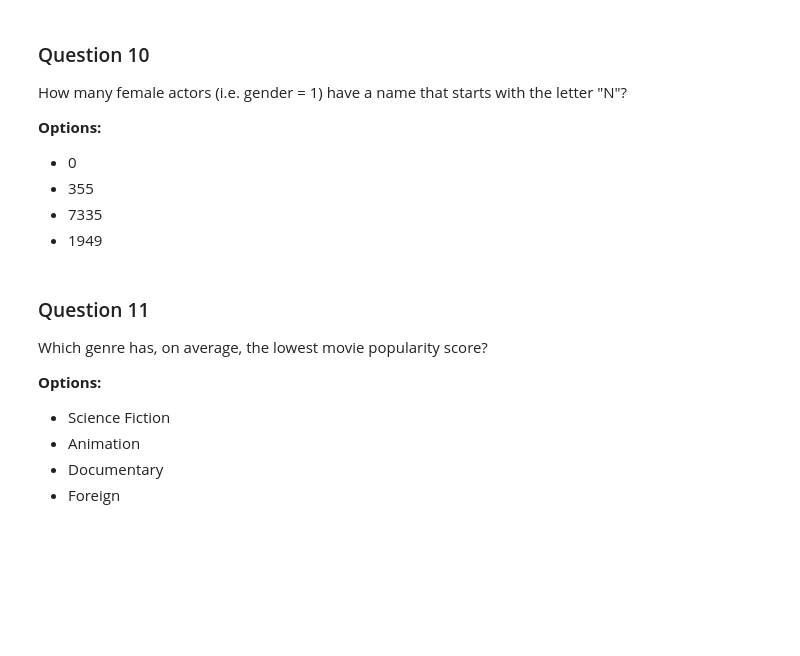
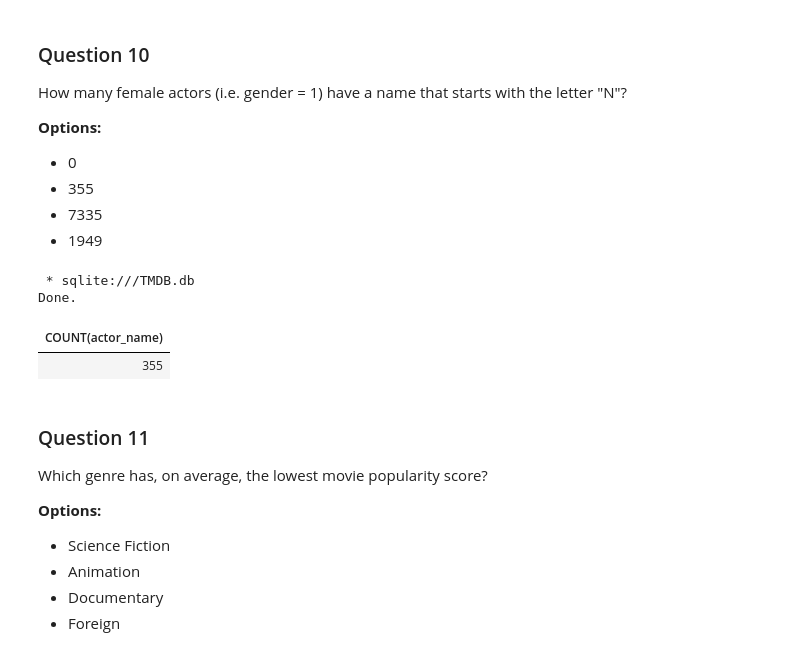
Before and after one commit to RealElvince/movie-database-project, a Jupyter notebook: SQL_Exam.ipynb, the cells around one changed output. Cells and saved outputs as stored; diff of their text form; code cells hidden in the pictures; blank space fills up the shorter version.

Commit message:
actor_name like N

```diff
--- a/SQL_Exam.ipynb
+++ b/SQL_Exam.ipynb
@@ -343,7 +343,19 @@ How many female actors (i.e. gender = 1) have a name that starts with the letter
  - 1949
 # %%
 %%sql
-# Add your code here
+SELECT
+    COUNT(actor_name)
+FROM
+    actors
+WHERE
+    gender = 1
+AND
+    actor_name LIKE 'N%';
+# %% [output]
+ * sqlite:///TMDB.db
+Done.
+| COUNT(actor_name) |
+| 355 |
 # %% [markdown]
 ### Question 11
 
```
